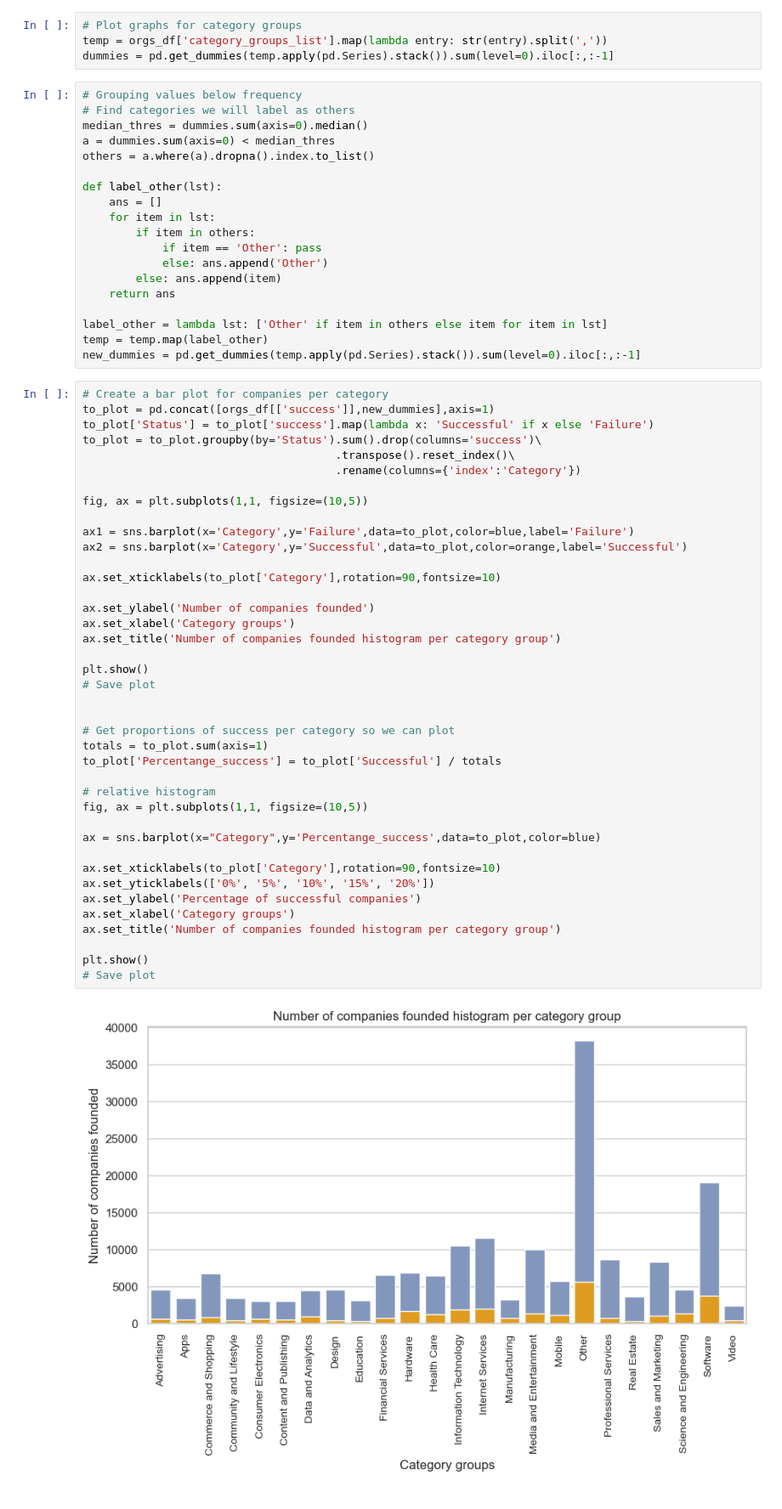
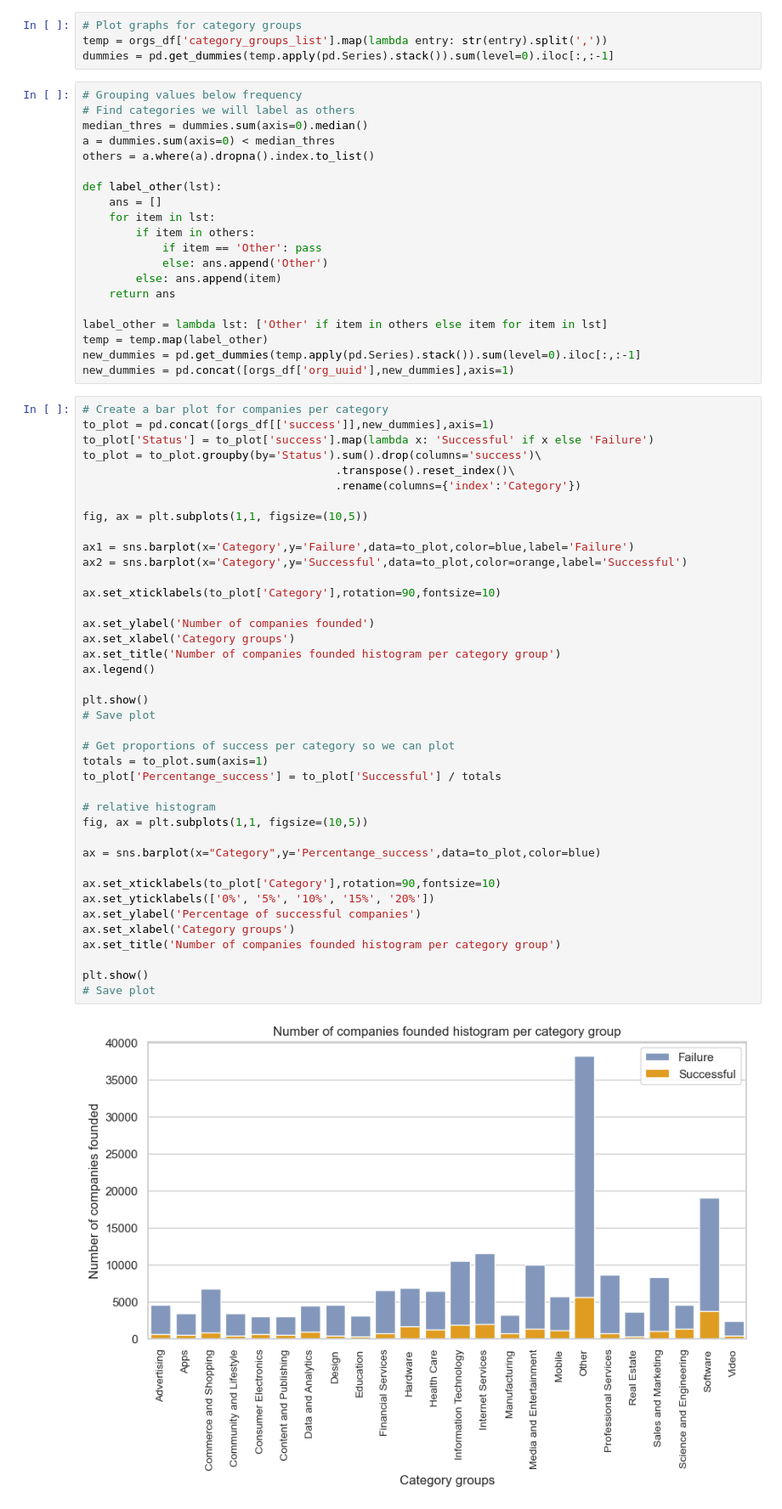
Before and after one commit to rodrigochaname/MachineLearning4VC, a Jupyter notebook: data_analysis.ipynb, the cells around one changed output. Shown at 85% size. Cells and saved outputs as stored; diff of their text form.

```diff
--- a/data_analysis.ipynb
+++ b/data_analysis.ipynb
@@ -125,6 +125,7 @@ def label_other(lst):
 label_other = lambda lst: ['Other' if item in others else item for item in lst]
 temp = temp.map(label_other)
 new_dummies = pd.get_dummies(temp.apply(pd.Series).stack()).sum(level=0).iloc[:,:-1]
+new_dummies = pd.concat([orgs_df['org_uuid'],new_dummies],axis=1)
 # %%
 # Create a bar plot for companies per category
 to_plot = pd.concat([orgs_df[['success']],new_dummies],axis=1)
@@ -138,35 +139,35 @@ fig, ax = plt.subplots(1,1, figsize=(10,5))
 ax1 = sns.barplot(x='Category',y='Failure',data=to_plot,color=blue,label='Failure')
 ax2 = sns.barplot(x='Category',y='Successful',data=to_plot,color=orange,label='Successful')
 
 ax.set_xticklabels(to_plot['Category'],rotation=90,fontsize=10)
 
 ax.set_ylabel('Number of companies founded')
 ax.set_xlabel('Category groups')
 ax.set_title('Number of companies founded histogram per category group')
+ax.legend()
 
 plt.show()
 # Save plot
-
 
 # Get proportions of success per category so we can plot
 totals = to_plot.sum(axis=1)
 to_plot['Percentange_success'] = to_plot['Successful'] / totals
 
 # relative histogram
 fig, ax = plt.subplots(1,1, figsize=(10,5))
 
 ax = sns.barplot(x="Category",y='Percentange_success',data=to_plot,color=blue)
 
 ax.set_xticklabels(to_plot['Category'],rotation=90,fontsize=10)
 ax.set_yticklabels(['0%', '5%', '10%', '15%', '20%'])
 ax.set_ylabel('Percentage of successful companies')
 ax.set_xlabel('Category groups')
 ax.set_title('Number of companies founded histogram per category group')
 
 plt.show()
 # Save plot
 # %% [output]
-[figure, old version]
+[figure, new version]
 [figure]
 # %%
 # Get ceo and founders dataframes
```
Also changed, not shown: parts of 21 cells of this notebook.
